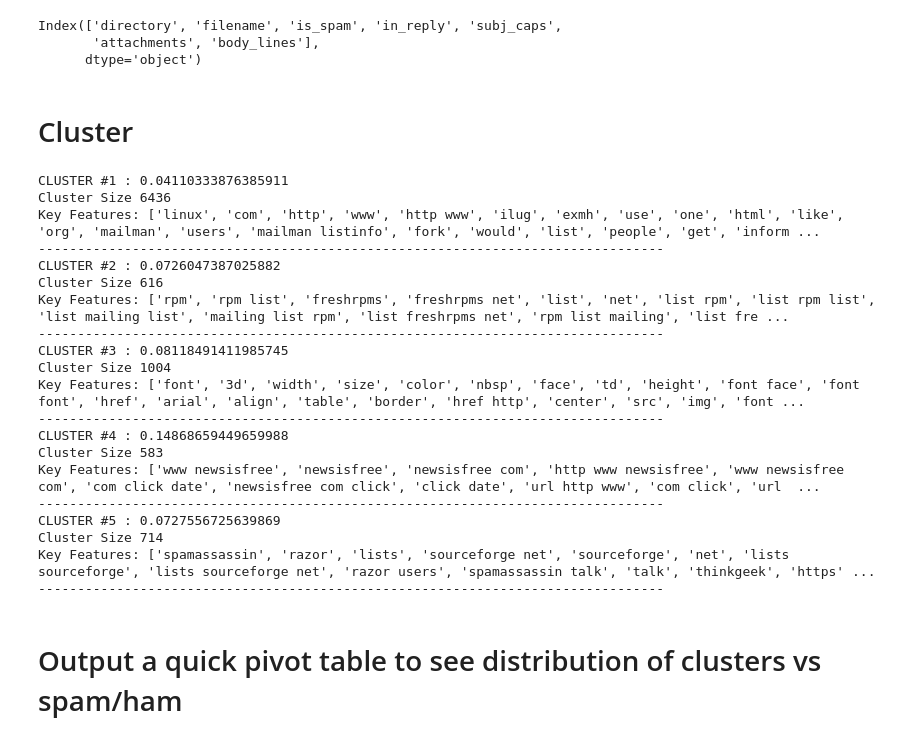
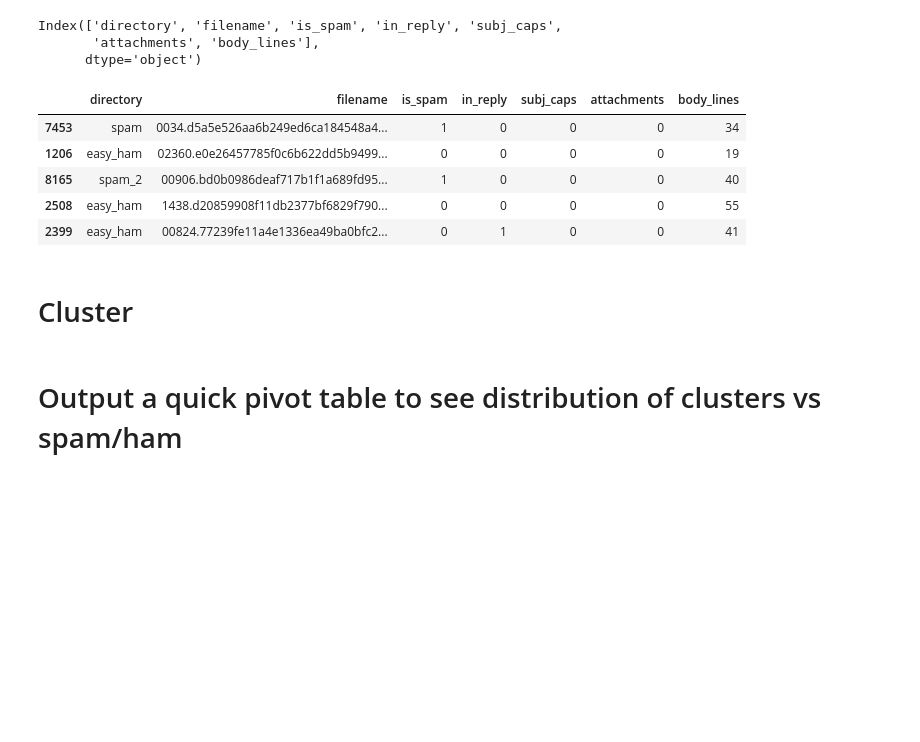
Before and after one commit to bSharpCyclist/MSDS-7333-QTW, a Jupyter notebook: Fabio_Case_3.ipynb, the cells around one changed output. Saved outputs shown, nothing was run; the diff lists cells and outputs as text; code cells hidden in the pictures; blank space fills up the shorter version.

```diff
--- a/Fabio_Case_3.ipynb
+++ b/Fabio_Case_3.ipynb
@@ -222,6 +227,19 @@ print(df.columns)
 Index(['directory', 'filename', 'is_spam', 'in_reply', 'subj_caps',
        'attachments', 'body_lines'],
       dtype='object')
+# %%
+# replace all Y/N with 1/0
+
+df = df.replace(['Y','N'],[1,0])
+
+df.sample(5)
+# %% [output]
+|  | directory | filename | is_spam | in_reply | subj_caps | attachments | body_lines |
+| 7453 | spam | 0034.d5a5e526aa6b249ed6ca184548a4... | 1 | 0 | 0 | 0 | 34 |
+| 1206 | easy_ham | 02360.e0e26457785f0c6b622dd5b9499... | 0 | 0 | 0 | 0 | 19 |
+| 8165 | spam_2 | 00906.bd0b0986deaf717b1f1a689fd95... | 1 | 0 | 0 | 0 | 40 |
+| 2508 | easy_ham | 1438.d20859908f11db2377bf6829f790... | 0 | 0 | 0 | 0 | 55 |
+| 2399 | easy_ham | 00824.77239fe11a4e1336ea49ba0bfc2... | 0 | 1 | 0 | 0 | 41 |
 # %% [markdown]
 # Cluster
 # %%
@@ -255,27 +273,6 @@ for cluster_num in range(NUM_CLUSTERS):
     print('Cluster Size', cluster_silhouette_values.shape[0])
     print('Key Features:', key_features)
     print('-'*80)
-# %% [output]
-CLUSTER #1 : 0.04110333876385911
-Cluster Size 6436
-Key Features: ['linux', 'com', 'http', 'www', 'http www', 'ilug', 'exmh', 'use', 'one', 'html', 'like', 'org', 'mailman', 'users', 'mailman listinfo', 'fork', 'would', 'list', 'people', 'get', 'inform ...
---------------------------------------------------------------------------------
-CLUSTER #2 : 0.0726047387025882
-Cluster Size 616
-Key Features: ['rpm', 'rpm list', 'freshrpms', 'freshrpms net', 'list', 'net', 'list rpm', 'list rpm list', 'list mailing list', 'mailing list rpm', 'list freshrpms net', 'rpm list mailing', 'list fre ...
---------------------------------------------------------------------------------
-CLUSTER #3 : 0.08118491411985745
-Cluster Size 1004
-Key Features: ['font', '3d', 'width', 'size', 'color', 'nbsp', 'face', 'td', 'height', 'font face', 'font font', 'href', 'arial', 'align', 'table', 'border', 'href http', 'center', 'src', 'img', 'font ...
---------------------------------------------------------------------------------
-CLUSTER #4 : 0.14868659449659988
-Cluster Size 583
-Key Features: ['www newsisfree', 'newsisfree', 'newsisfree com', 'http www newsisfree', 'www newsisfree com', 'com click date', 'newsisfree com click', 'click date', 'url http www', 'com click', 'url  ...
---------------------------------------------------------------------------------
-CLUSTER #5 : 0.0727556725639869
-Cluster Size 714
-Key Features: ['spamassassin', 'razor', 'lists', 'sourceforge net', 'sourceforge', 'net', 'lists sourceforge', 'lists sourceforge net', 'razor users', 'spamassassin talk', 'talk', 'thinkgeek', 'https' ...
---------------------------------------------------------------------------------
 # %% [markdown]
 # Output a quick pivot table to see distribution of clusters vs spam/ham
 # %%
```
Also changed, not shown: parts of 4 cells of this notebook.
